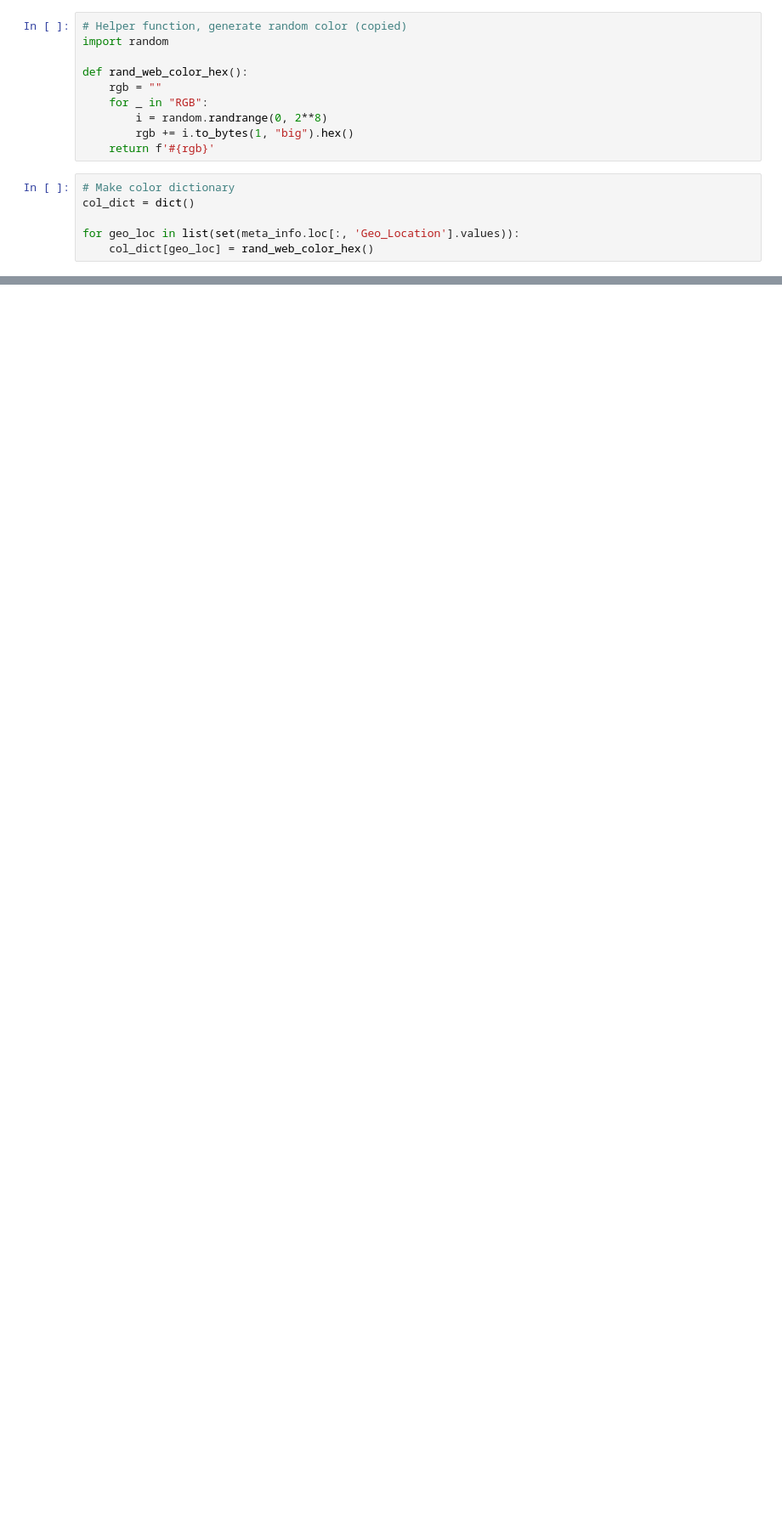
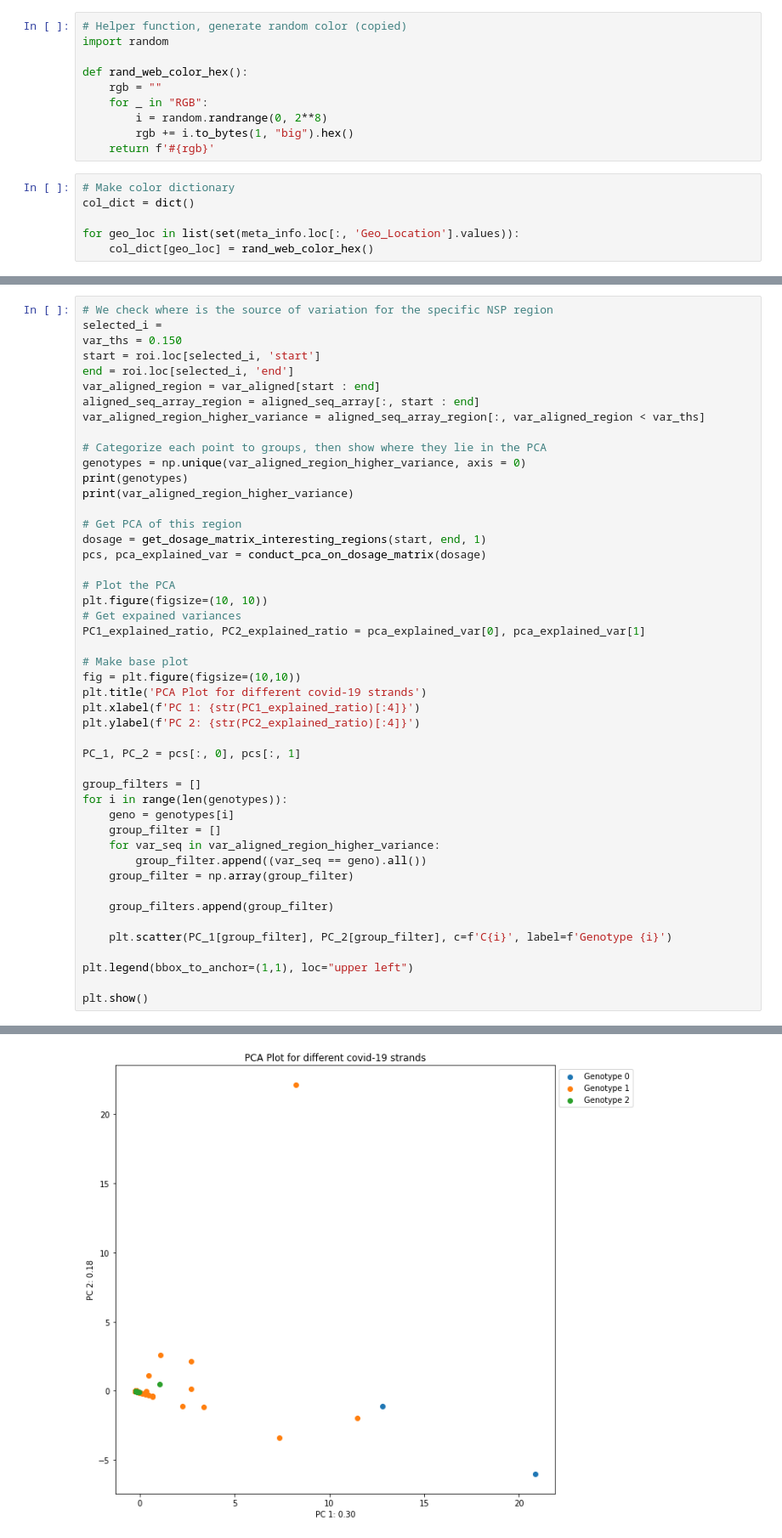
Before and after one commit to DaveIstanto/CPSC567_COVID, a Jupyter notebook: scripts/Coronavirus Project.ipynb, the cells around one changed output, grey strips where cells are left out. Shown: that part at 85% size. Drawn from its saved outputs; the diff is of its cells as text; blank space fills up the shorter version.

```diff
--- a/scripts/Coronavirus Project.ipynb
+++ b/scripts/Coronavirus Project.ipynb
@@ -325,0 +435,48 @@ plot_pca_by_region(pca_test_dosage)
+# %%
+# We check where is the source of variation for the specific NSP region
+selected_i =
+var_ths = 0.150
+start = roi.loc[selected_i, 'start']
+end = roi.loc[selected_i, 'end']
+var_aligned_region = var_aligned[start : end]
+aligned_seq_array_region = aligned_seq_array[:, start : end]
+var_aligned_region_higher_variance = aligned_seq_array_region[:, var_aligned_region < var_ths]
+
+# Categorize each point to groups, then show where they lie in the PCA
+genotypes = np.unique(var_aligned_region_higher_variance, axis = 0)
+print(genotypes)
+print(var_aligned_region_higher_variance)
+
+# Get PCA of this region
+dosage = get_dosage_matrix_interesting_regions(start, end, 1)
+pcs, pca_explained_var = conduct_pca_on_dosage_matrix(dosage)
+
+# Plot the PCA
+plt.figure(figsize=(10, 10))
+# Get expained variances
+PC1_explained_ratio, PC2_explained_ratio = pca_explained_var[0], pca_explained_var[1]
+
+# Make base plot
+fig = plt.figure(figsize=(10,10))
+plt.title('PCA Plot for different covid-19 strands')
+plt.xlabel(f'PC 1: {str(PC1_explained_ratio)[:4]}')
+plt.ylabel(f'PC 2: {str(PC2_explained_ratio)[:4]}')
+
+PC_1, PC_2 = pcs[:, 0], pcs[:, 1]
+
+group_filters = []
+for i in range(len(genotypes)):
+    geno = genotypes[i]
+    group_filter = []
+    for var_seq in var_aligned_region_higher_variance:
+        group_filter.append((var_seq == geno).all())
+    group_filter = np.array(group_filter)
+
+    group_filters.append(group_filter)
+
+    plt.scatter(PC_1[group_filter], PC_2[group_filter], c=f'C{i}', label=f'Genotype {i}')
+
+plt.legend(bbox_to_anchor=(1,1), loc="upper left")
+
+plt.show()
+# %% [output]
@@ -325,0 +501 @@ plot_pca_by_region(pca_test_dosage)
+[figure, added]
```
Also changed, not shown: parts of 25 cells of this notebook, 20 other files.
